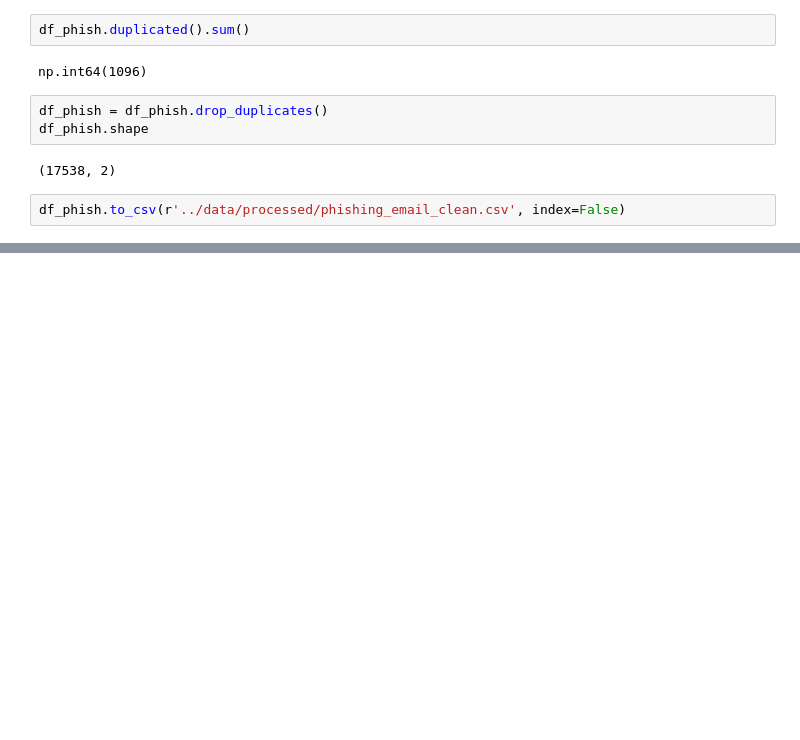
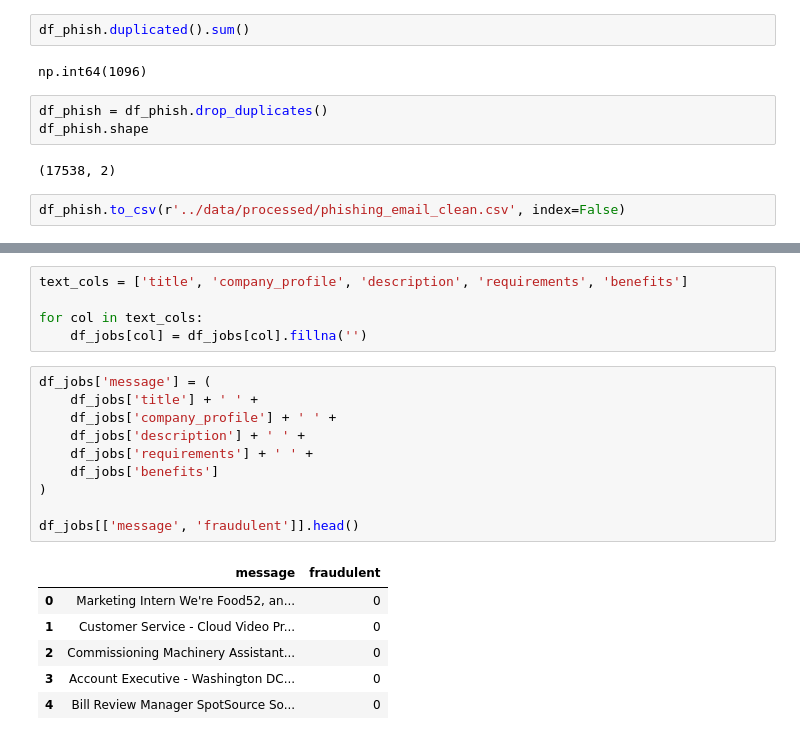
Before and after one commit to harsa4333/AI-ScamShield, a Jupyter notebook: notebooks/01_data_exploration.ipynb, the cells around one changed output, grey strips where cells are left out. Cells and saved outputs as stored; diff of their text form; blank space fills up the shorter version.

```diff
--- a/notebooks/01_data_exploration.ipynb
+++ b/notebooks/01_data_exploration.ipynb
@@ -146,0 +272,22 @@ df_phish.to_csv(r'../data/processed/phishing_email_clean.csv', index=False)
+# %%
+text_cols = ['title', 'company_profile', 'description', 'requirements', 'benefits']
+
+for col in text_cols:
+    df_jobs[col] = df_jobs[col].fillna('')
+# %%
+df_jobs['message'] = (
+    df_jobs['title'] + ' ' +
+    df_jobs['company_profile'] + ' ' +
+    df_jobs['description'] + ' ' +
+    df_jobs['requirements'] + ' ' +
+    df_jobs['benefits']
+)
+
+df_jobs[['message', 'fraudulent']].head()
+# %% [output]
+|  | message | fraudulent |
+| 0 | Marketing Intern We're Food52, an... | 0 |
+| 1 | Customer Service - Cloud Video Pr... | 0 |
+| 2 | Commissioning Machinery Assistant... | 0 |
+| 3 | Account Executive - Washington DC... | 0 |
+| 4 | Bill Review Manager SpotSource So... | 0 |
```
Also changed, not shown: parts of 26 cells of this notebook, 6 other files.
